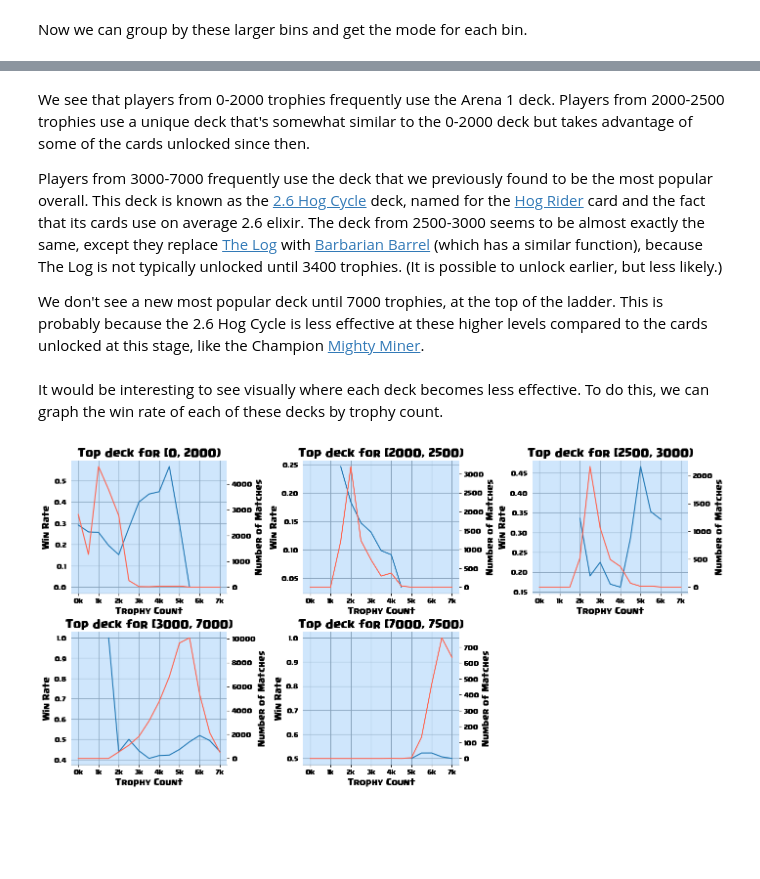
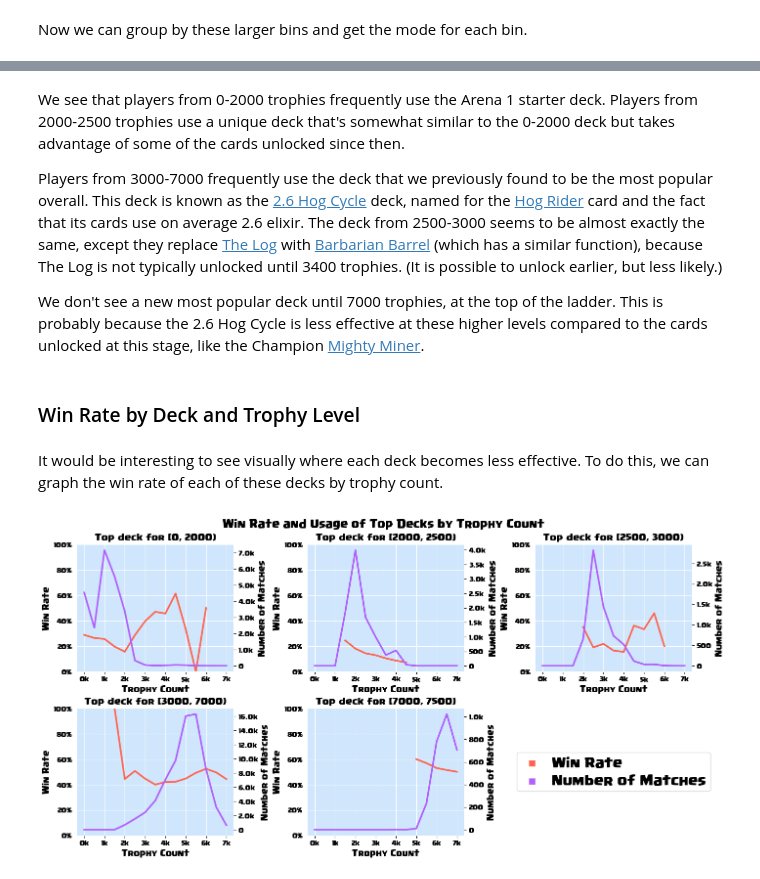
Before and after one commit to SpencerLutz/CMSC320-Final, a Jupyter notebook: index.ipynb, the cells around one changed output, grey strips where cells are left out. Drawn from its saved outputs; the diff is of its cells as text; code cells hidden in the pictures; blank space fills up the shorter version.

```diff
--- a/index.ipynb
+++ b/index.ipynb
@@ -254,5 +254,6 @@ SMALL_FONT = 8
 MEDIUM_FONT = 10
 LARGE_FONT = 13
 BG_COLOR = '#CFE6FC'
-LINE_COLOR = '#86A1BA'
-BAR_COLOR_1 = '#FF6450'
+LINE_COLOR = '#FFFFFF'
+COLOR_1 = '#FF6450'
+COLOR_2 = '#B160FC'
@@ -291,7 +296,7 @@ plt.rcParams["font.family"] = "Supercell-Magic"
 # Customize font sizes
 plt.rc('font', size=8)
 plt.rc('axes', labelsize=10)
-plt.rc('axes', titlesize=13)
+plt.rc('axes', titlesize=11)
 plt.rc('xtick', labelsize=8)
 plt.rc('ytick', labelsize=8)
 plt.rc('legend', fontsize=8)
@@ -394,7 +406,9 @@ Now we can observe the most popular decks:
 # %%
 # Get decks sorted by popularity
 decks_by_pop = battles.groupby(by='player_deck')['battle_id'].count().sort_values(ascending=False)
-top_decks = decks_by_pop[:8].index # Get the deck for the top 8 entries
-for deck in top_decks:
+top_decks = decks_by_pop[:8] # Get the deck for the top 8 entries
+for deck, matches in top_decks.items():
+    print_font(f'{matches}:')
     print_cards(deckstr_to_list(deck)) # Display the cards
+    print_font('-'*77) # Divider
 # %% [output]
@@ -454,10 +473,9 @@ for interval, deck in decks_by_trophies.items():
 bin_top_decks[p_interval] = p_deck
 # %%
 for interval in bin_top_decks.keys():
-    html_styles = "font-family:Supercell-Magic;margin:0px;"
-    interval_html = f'<p style="{html_styles}">{str(interval)}</p>'
-    display(HTML(interval_html))
+    print_font(str(interval))
     print_cards(deckstr_to_list(bin_top_decks[interval]))
+    print_font('-'*77) # Divider
 # %% [output]
 [0, 2000)
 [interactive output not drawn]
@@ -472,43 +493,52 @@ for interval in bin_top_decks.keys():
 # %% [markdown]
-We see that players from 0-2000 trophies frequently use the Arena 1 deck. Players from 2000-2500 trophies use a unique deck that's somewhat similar to the 0-2000 deck but takes advantage of some of the cards unlocked since then.
+We see that players from 0-2000 trophies frequently use the Arena 1 starter deck. Players from 2000-2500 trophies use a unique deck that's somewhat similar to the 0-2000 deck but takes advantage of some of the cards unlocked since then.
 
 Players from 3000-7000 frequently use the deck that we previously found to be the most popular overall. This deck is known as the [2.6 Hog Cycle](https://clashroyale.fandom.com/wiki/Deck:2.6_Hog_Cycle) deck, named for the [Hog Rider](https://clashroyale.fandom.com/wiki/Hog_Rider) card and the fact that its cards use on average 2.6 elixir. The deck from 2500-3000 seems to be almost exactly the same, except they replace [The Log](https://clashroyale.fandom.com/wiki/The_Log) with [Barbarian Barrel](https://clashroyale.fandom.com/wiki/Barbarian_Barrel) (which has a similar function), because The Log is not typically unlocked until 3400 trophies. (It is possible to unlock earlier, but less likely.)
 
 We don't see a new most popular deck until 7000 trophies, at the top of the ladder. This is probably because the 2.6 Hog Cycle is less effective at these higher levels compared to the cards unlocked at this stage, like the Champion [Mighty Miner](https://clashroyale.fandom.com/wiki/Mighty_Miner).
+# %% [markdown]
+### Win Rate by Deck and Trophy Level
 # %% [markdown]
 It would be interesting to see visually where each deck becomes less effective. To do this, we can graph the win rate of each of these decks by trophy count.
 # %%
+# Create axes and formatters
 fig, axs = plt.subplots(2, 3, figsize=(14,7), constrained_layout=True)
 x_formatter = tkr.FuncFormatter(lambda x, _: '{:.0f}k'.format(x * bin_size / 1000))
-y_formatter = tkr.FuncFormatter(lambda x, _: '{:.0f}k'.format(x * bin_size / 1000))
+y_formatter = tkr.FuncFormatter(lambda y, _: '{:.0f}%'.format(y * 100.0))
+y2_formatter = tkr.FuncFormatter(lambda y, _: '{:.1f}k'.format(y / 1000.0) if y > 999 else '{:.0f}'.format(y))
 
-for i, interval in enumerate(bin_top_decks):
+for i, interval in enumerate(bin_top_decks): # Loop through each top deck
     deck = bin_top_decks[interval]
+    data_groupby = battles[battles['player_deck'] == deck].groupby(by='trophy_bin')
+    win_rates = data_groupby['win'].mean() # Get win rates and number of matches
+    num_users = data_groupby['battle_id'].count()
 
-    tax = axs[i // 3, i % 3]
+    tax = axs[i // 3, i % 3] # Get the current axes
     tax2 = tax.twinx()
 
     format_ax(tax) # Format
     tax.set_axisbelow(True) # Move axes to the back
+    format_ax(tax2) # Format
+    tax2.set_axisbelow(True) # Move axes to the back
     tax.yaxis.grid(True, color=LINE_COLOR) # Include y lines
     tax.xaxis.grid(True, color=LINE_COLOR) # Include x lines
-    format_ax(tax2) # Format
-    tax2.set_axisbelow(True) # Move axes to the back
 
-    win_rates = battles[battles['player_deck'] == deck].groupby(by='trophy_bin')['win'].mean()
-    num_users = battles[battles['player_deck'] == deck].groupby(by='trophy_bin')['battle_id'].count()
-    tax.plot(range(15), win_rates, label=''.join([a[:2] for a in deck]))
+    tax.plot(range(15), win_rates, color=COLOR_1, linewidth=2.5) # Plot win rate
+    tax.set(xlabel='Trophy Count', ylabel='Win Rate', title=f'Top deck for {interval}', ylim=[0,1])
+    tax.xaxis.set_major_formatter(x_formatter) # Format x axis
+    tax.yaxis.set_major_formatter(y_formatter) # Format y axis
 
-    tax.set_xlabel('Trophy Count')
-    tax.set_ylabel('Win Rate')
-    tax.set_title(f'Top deck for {interval}')
-    tax.xaxis.set_major_formatter(x_formatter) # Format x axis
+    tax2.plot(range(15), num_users, color=COLOR_2, linewidth=2.5) # Plot number of matches
+    tax2.set_ylabel('Number of Matches')
+    tax2.yaxis.set_major_formatter(y2_formatter) # Format y axis
 
-    tax2.plot(range(15), num_users, label=''.join([a[:2] for a in deck]), color=BAR_COLOR_1)
-    tax2.set_ylabel('Number of Matches')
-    tax2.yaxis.set_major_formatter(y_formatter) # Format x axis
+# Create legend in the 6th axes
+legend_elements = [Line2D([0], [0], marker='s', color='w', label='Win Rate', markerfacecolor=COLOR_1, markersize=10),
+                   Line2D([0], [0], marker='s', color='w', label='Number of Matches', markerfacecolor=COLOR_2, markersize=10)]
+axs[1,2].legend(handles=legend_elements, loc='center', prop={'size': 16})
+axs[1,2].axis('off')
 
-axs[1,2].set_visible(False)
-plt.show();
+fig.suptitle('Win Rate and Usage of Top Decks by Trophy Count')
+plt.show(); # Show figure
 # %% [output]
-[figure, old version]
+[figure, new version]
```
Also changed, not shown: parts of 51 cells of this notebook, 1 other file.
